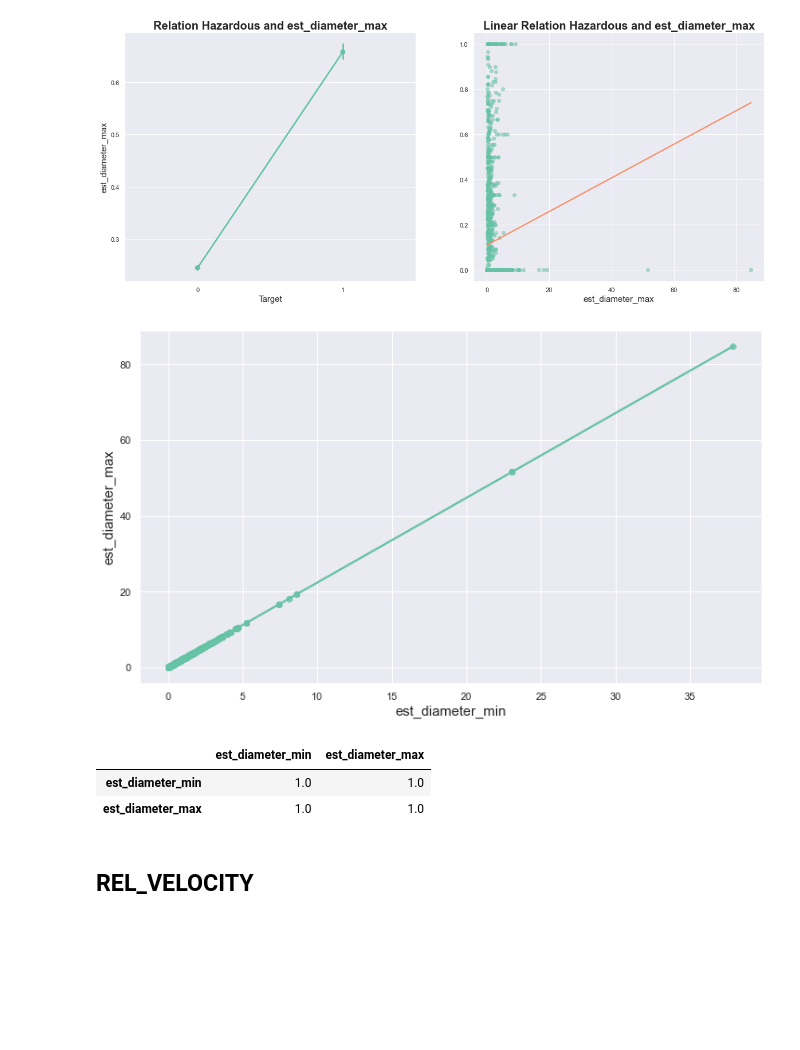
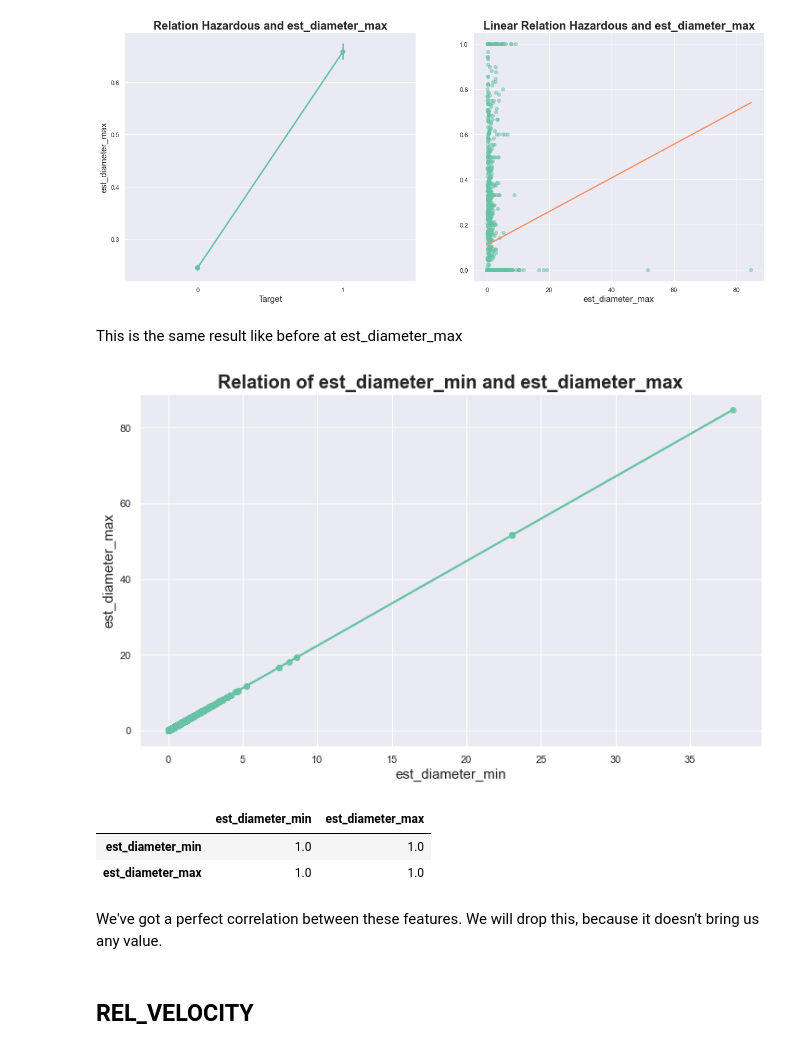
Before and after one commit to enricogoerlitz/ML-Models, a Jupyter notebook: Machine Learning Projects/01_Kaggle_Data_Projects_And_Competitions/00_Starter_Projects/01_NASA__Nearest Earth Objects/notebooks/01_data_eda.ipynb, the cells around one changed output. Cells and saved outputs as stored; diff of their text form; code cells hidden in the pictures; blank space fills up the shorter version.

```diff
--- a/Machine Learning Projects/01_Kaggle_Data_Projects_And_Competitions/00_Starter_Projects/01_NASA__Nearest Earth Objects/notebooks/01_data_eda.ipynb
+++ b/Machine Learning Projects/01_Kaggle_Data_Projects_And_Competitions/00_Starter_Projects/01_NASA__Nearest Earth Objects/notebooks/01_data_eda.ipynb
@@ -319,16 +345,20 @@ Skew:    41.139951948962064
 plot_target_relation(EST_DIAMETER_MAX)
 # %% [output]
 [figure]
+# %% [markdown]
+This is the same result like before at est_diameter_max
 # %%
-sns.regplot(x=EST_DIAMETER_MIN, y=EST_DIAMETER_MAX, data=df);
+sns.regplot(x=EST_DIAMETER_MIN, y=EST_DIAMETER_MAX, data=df).set(title="Relation of est_diameter_min and est_diameter_max");
 # %% [output]
-[figure, old version]
+[figure, new version]
 # %%
 df[[EST_DIAMETER_MIN, EST_DIAMETER_MAX]].corr()
 # %% [output]
 |  | est_diameter_min | est_diameter_max |
 | est_diameter_min | 1.0 | 1.0 |
 | est_diameter_max | 1.0 | 1.0 |
+# %% [markdown]
+We've got a perfect correlation between these features. We will drop this, because it doesn't bring us any value.
 # %%
 ###############################################################
 #   Drop this feature
```
Also changed, not shown: parts of 26 cells of this notebook.
